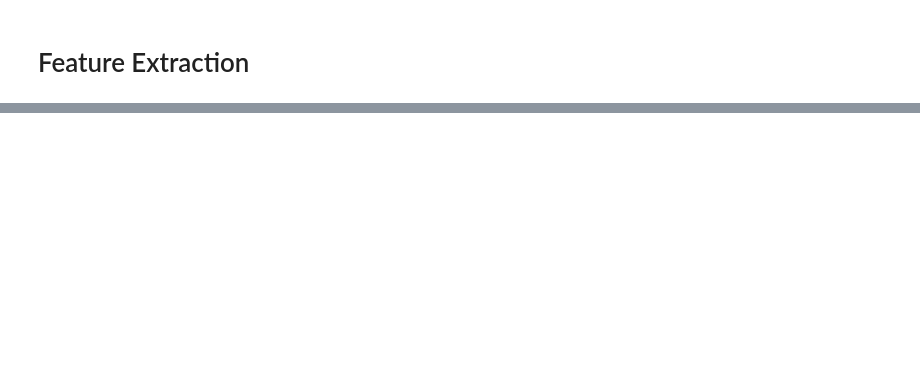
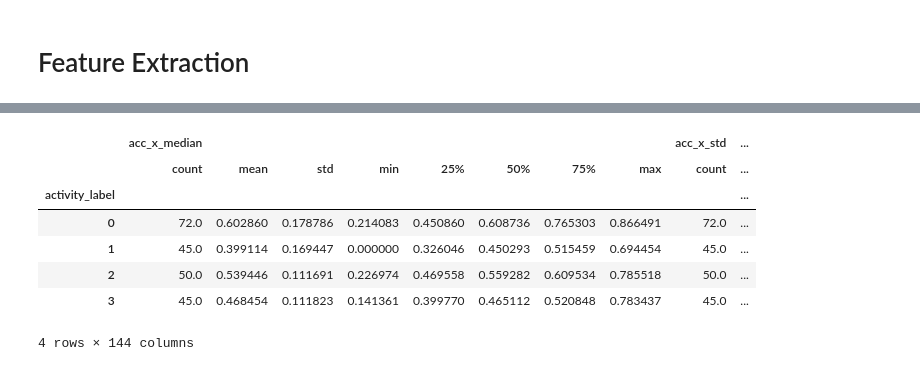
Before and after one commit to ITT-26/assignment-03-activity-recognition-blue-georg-martina, a Jupyter notebook: preprocessing.ipynb, the cells around one changed output, grey strips where cells are left out. Drawn from its saved outputs; the diff is of its cells as text; code cells hidden in the pictures; blank space fills up the shorter version.

```diff
--- a/preprocessing.ipynb
+++ b/preprocessing.ipynb
@@ -351 +362,12 @@ activity_label
 Name: count, dtype: int64
+# %%
+features_20Hz_hand_df.groupby('activity_label').describe()
+# %% [output]
+|  | acc_x_median |  |  |  |  |  |  |  | acc_x_std | ... |
+|  | count | mean | std | min | 25% | 50% | 75% | max | count | ... |
+| activity_label |  |  |  |  |  |  |  |  |  | ... |
+| 0 | 72.0 | 0.602860 | 0.178786 | 0.214083 | 0.450860 | 0.608736 | 0.765303 | 0.866491 | 72.0 | ... |
+| 1 | 45.0 | 0.399114 | 0.169447 | 0.000000 | 0.326046 | 0.450293 | 0.515459 | 0.694454 | 45.0 | ... |
+| 2 | 50.0 | 0.539446 | 0.111691 | 0.226974 | 0.469558 | 0.559282 | 0.609534 | 0.785518 | 50.0 | ... |
+| 3 | 45.0 | 0.468454 | 0.111823 | 0.141361 | 0.399770 | 0.465112 | 0.520848 | 0.783437 | 45.0 | ... |
+4 rows × 144 columns
```
Also changed, not shown: parts of 10 cells of this notebook, 2 other files.
